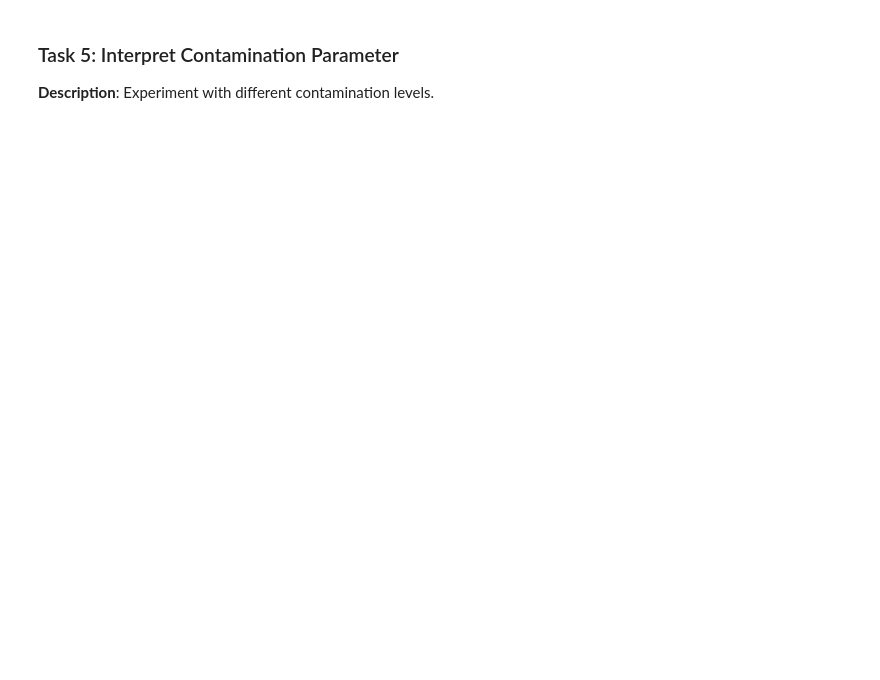
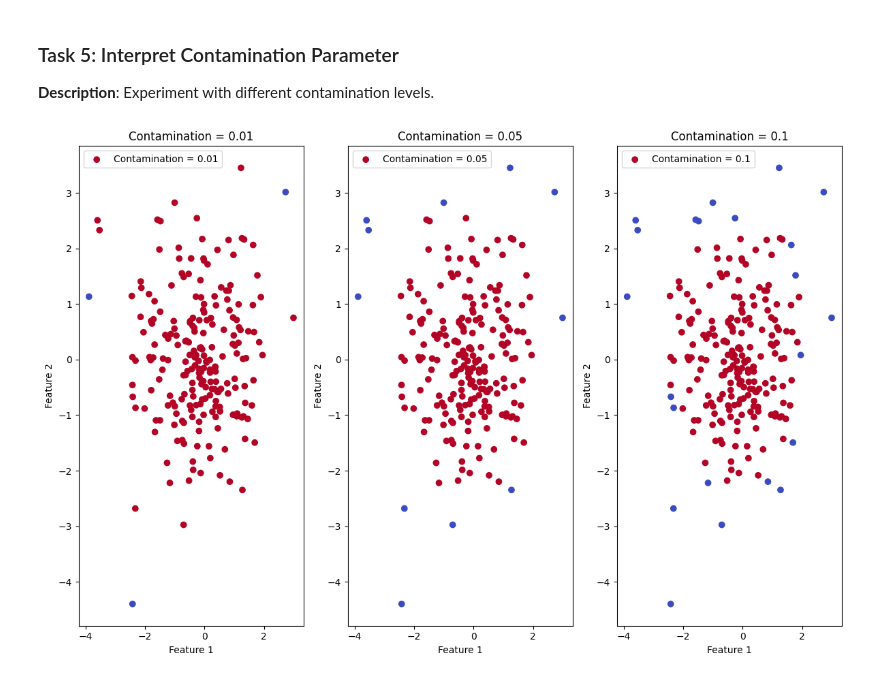
Before and after one commit to joyabinamdar/AI_DATA_ANALYSIS_, a Jupyter notebook: src/Module 11/Hands-on - AI-Based Data Quality & Real-Time Monitoring/Ques_1.ipynb, the cells around one changed output. Drawn from its saved outputs; the diff is of its cells as text; code cells hidden in the pictures; blank space fills up the shorter version.

```diff
--- a/src/Module 11/Hands-on - AI-Based Data Quality & Real-Time Monitoring/Ques_1.ipynb
+++ b/src/Module 11/Hands-on - AI-Based Data Quality & Real-Time Monitoring/Ques_1.ipynb
@@ -49,0 +143,37 @@ print(df.head())
+# %%
+# write your code from here
+from sklearn.ensemble import IsolationForest
+import matplotlib.pyplot as plt
+import numpy as np
+
+# Example synthetic data
+X = np.random.randn(200, 2)  # 200 normal data points in 2D
+outliers = np.random.randn(20, 2) * 3  # 20 anomaly points, scaled
+
+# Combine the data
+data = np.vstack([X, outliers])
+
+# Experiment with different contamination levels
+contamination_levels = [0.01, 0.05, 0.1]
+plt.figure(figsize=(12, 8))
+
+for i, contamination in enumerate(contamination_levels):
+    # Initialize Isolation Forest with the current contamination level
+    clf = IsolationForest(contamination=contamination, random_state=42)
+    clf.fit(data)
+
+    # Predict anomaly scores (-1 for outliers, 1 for inliers)
+    y_pred = clf.predict(data)
+
+    # Plot the results
+    plt.subplot(1, 3, i+1)
+    plt.scatter(data[:, 0], data[:, 1], c=y_pred, cmap='coolwarm', label=f'Contamination = {contamination}')
+    plt.title(f'Contamination = {contamination}')
+    plt.xlabel('Feature 1')
+    plt.ylabel('Feature 2')
+    plt.legend()
+
+plt.tight_layout()
+plt.show()
+# %% [output]
+[figure, added]
```
Also changed, not shown: parts of 8 cells of this notebook.
